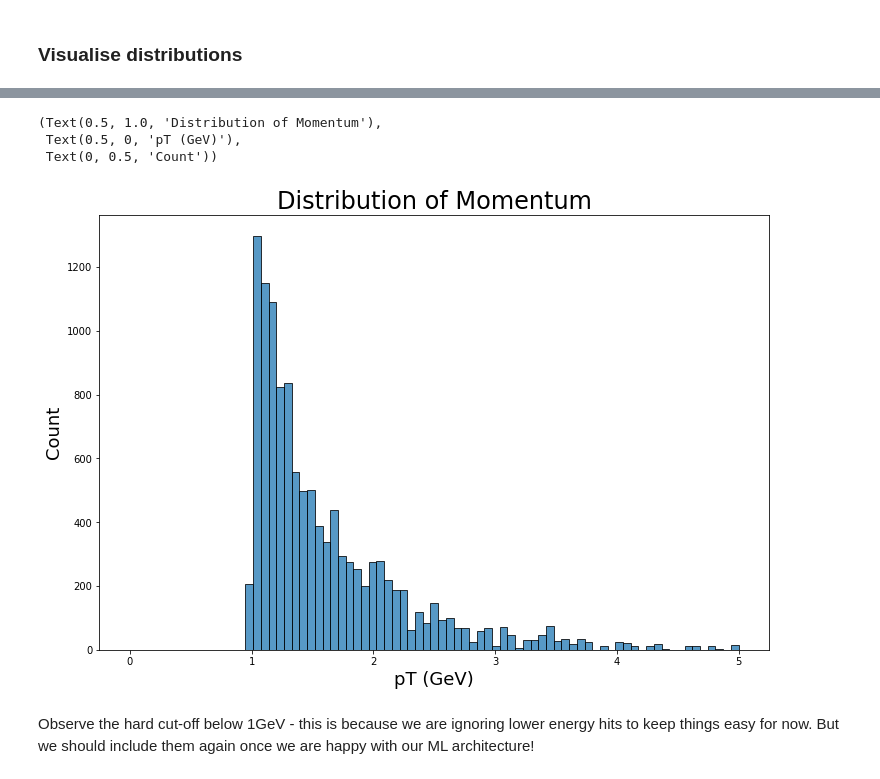
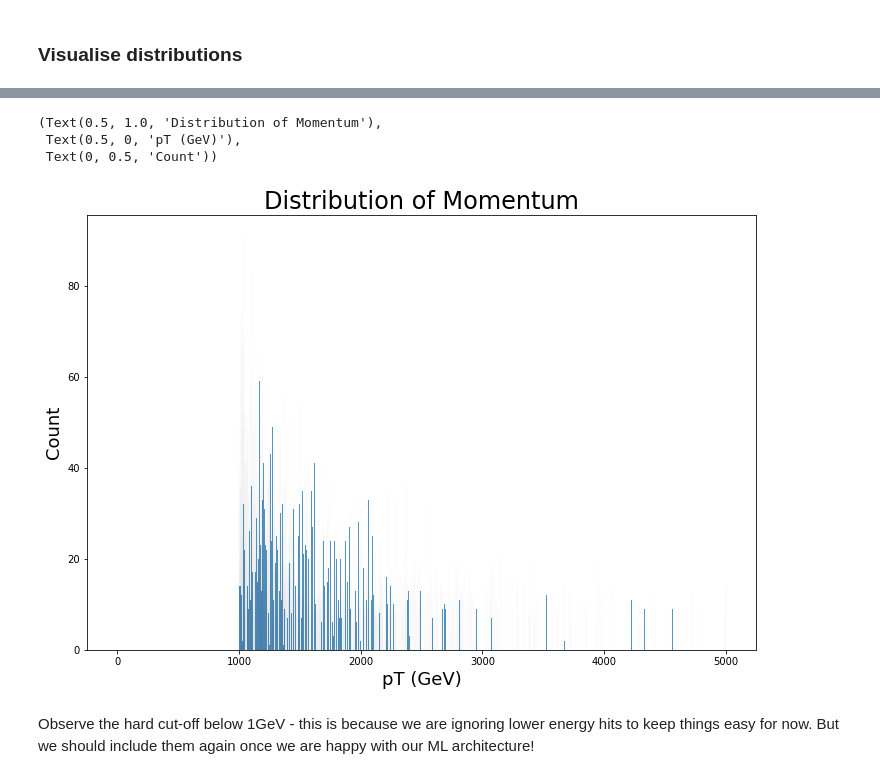
Before and after one commit to HSF-reco-and-software-triggers/Tracking-ML-Exa.TrkX, a Jupyter notebook: Pipelines/ITk_Example/notebooks/Example_Embedding.ipynb, the cells around one changed output, grey strips where cells are left out. Saved outputs shown, nothing was run; the diff lists cells and outputs as text; code cells hidden in the pictures.

```diff
--- a/Pipelines/ITk_Example/notebooks/Example_Embedding.ipynb
+++ b/Pipelines/ITk_Example/notebooks/Example_Embedding.ipynb
@@ -90,12 +88,12 @@ plt.title("Azimuthal View of Detector", fontsize=24), plt.xlabel("x", fontsize=1
 # %%
 plt.figure(figsize=(12,8))
-sns.histplot(example_data.pt, binrange=[0, 5])
+sns.histplot(example_data.pt[example_data.modulewise_true_edges[0]], binrange=[0, 5000])
 plt.title("Distribution of Momentum", fontsize=24), plt.xlabel("pT (GeV)", fontsize=18), plt.ylabel("Count", fontsize=18)
 # %% [output]
 (Text(0.5, 1.0, 'Distribution of Momentum'),
  Text(0.5, 0, 'pT (GeV)'),
  Text(0, 0.5, 'Count'))
-[figure, old version]
+[figure, new version]
 # %% [markdown]
 Observe the hard cut-off below 1GeV - this is because we are ignoring lower energy hits to keep things easy for now. But we should include them again once we are happy with our ML architecture!
 # %%
```
Also changed, not shown: parts of 6 cells of this notebook, 3 other files.
